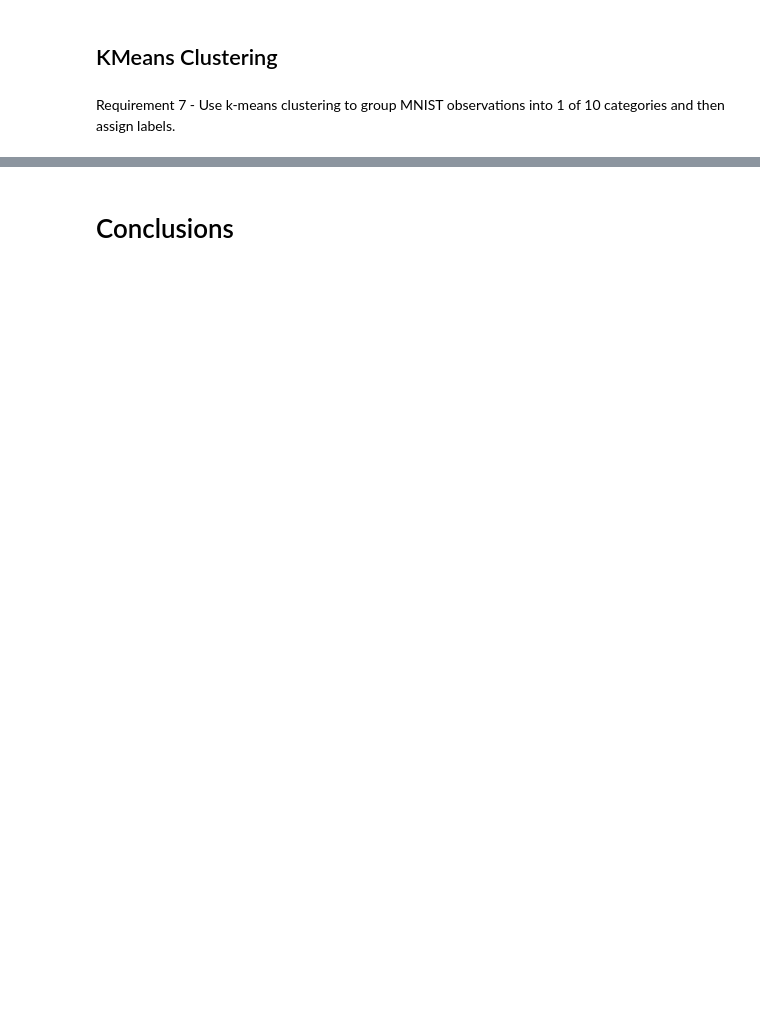
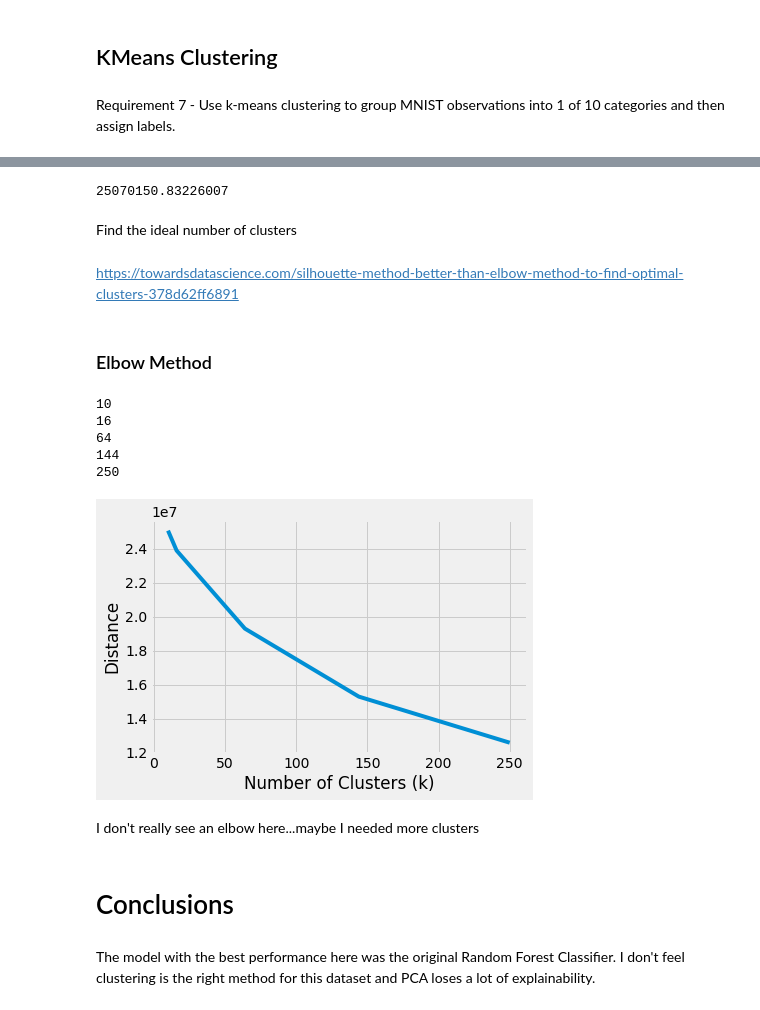
Before and after one commit to Rachhh53/Digit-Recognizer, a Jupyter notebook: DigitRecognizer.ipynb, the cells around one changed output, grey strips where cells are left out. Saved outputs shown, nothing was run; the diff lists cells and outputs as text; code cells hidden in the pictures; blank space fills up the shorter version.

```diff
--- a/DigitRecognizer.ipynb
+++ b/DigitRecognizer.ipynb
@@ -417,3 +513,6 @@ Score: 0.79867
 ## KMeans Clustering
 # %% [markdown]
 Requirement 7 - Use k-means clustering to group MNIST observations into 1 of 10 categories and then assign labels.
+# %%
+df_train_scale = StandardScaler().fit_transform(X)
+df_test_scale = StandardScaler().fit_transform(df_test)
@@ -420,2 +561,37 @@ Requirement 7 - Use k-means clustering to group MNIST observations into 1 of 10
+# %%
+kmeans.inertia_
+# %% [output]
+25070150.83226007
+# %% [markdown]
+Find the ideal number of clusters
+# %% [markdown]
+https://towardsdatascience.com/silhouette-method-better-than-elbow-method-to-find-optimal-clusters-378d62ff6891
+# %% [markdown]
+### Elbow Method
+# %%
+range_n_clusters = [10, 16, 64, 144, 250]
+avg_distance=[]
+for n_clusters in range_n_clusters:
+  print(n_clusters)
+  clusterer = KMeans(n_clusters=n_clusters, random_state=42).fit(df_train_scale)
+  avg_distance.append(clusterer.inertia_)
+# %% [output]
+10
+16
+64
+144
+250
+# %%
+style.use("fivethirtyeight")
+plt.plot(range_n_clusters, avg_distance)
+plt.xlabel("Number of Clusters (k)")
+plt.ylabel("Distance")
+plt.show()
+# %% [output]
+[figure, added]
+# %% [markdown]
+I don't really see an elbow here...maybe I needed more clusters
 # %% [markdown]
 # Conclusions
+# %% [markdown]
+The model with the best performance here was the original Random Forest Classifier. I don't feel clustering is the right method for this dataset and PCA loses a lot of explainability.
```
Also changed, not shown: parts of 30 cells of this notebook.
